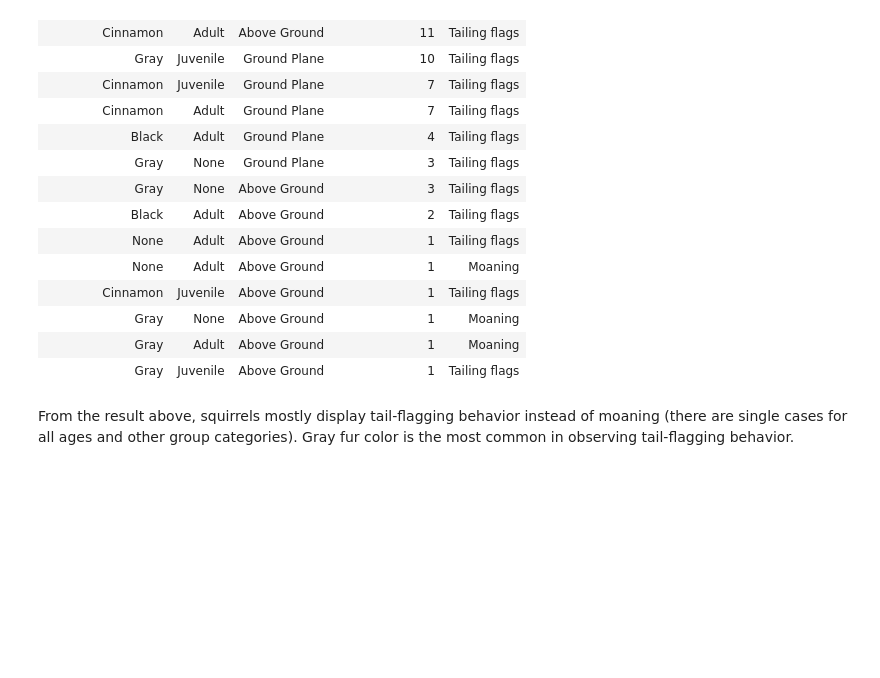
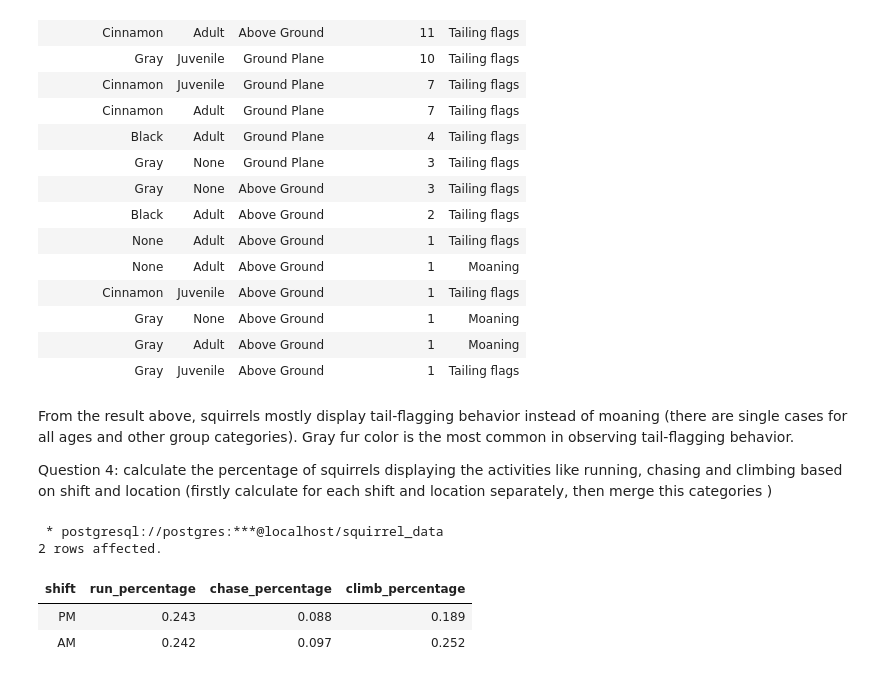
Before and after one commit to ValRudyka/squirrel_census, a Jupyter notebook: analysis.ipynb, the cells around one changed output. Saved outputs shown, nothing was run; the diff lists cells and outputs as text; code cells hidden in the pictures; blank space fills up the shorter version.

Commit message:
Answer question 4

```diff
--- a/analysis.ipynb
+++ b/analysis.ipynb
@@ -159,3 +159,22 @@ ORDER BY squirrel_count DESC;
 # %% [markdown]
 From the result above, squirrels mostly display tail-flagging behavior instead of moaning (there are single cases for all ages and other
 group categories). Gray fur color is the most common in observing tail-flagging behavior.
+
+Question 4: calculate the percentage of squirrels displaying the activities like running, chasing and climbing based on shift and location (firstly calculate for each shift and location separately, then merge this categories )
+# %%
+%%sql
+SELECT
+    s.shift,
+    ROUND(AVG(b.running::integer), 3) AS run_percentage,
+    ROUND(AVG(b.chasing::integer), 3)  AS chase_percentage,
+    ROUND(AVG(b.climbing::integer), 3)  AS climb_percentage
+FROM squirrels AS s
+    INNER JOIN behaviors AS b
+    ON s.unique_squirrel_id = b.unique_squirrel_id
+GROUP BY s.shift;
+# %% [output]
+ * postgresql://postgres:***@localhost/squirrel_data
+2 rows affected.
+| shift | run_percentage | chase_percentage | climb_percentage |
+| PM | 0.243 | 0.088 | 0.189 |
+| AM | 0.242 | 0.097 | 0.252 |
```
Also changed, not shown: parts of 3 cells of this notebook.
